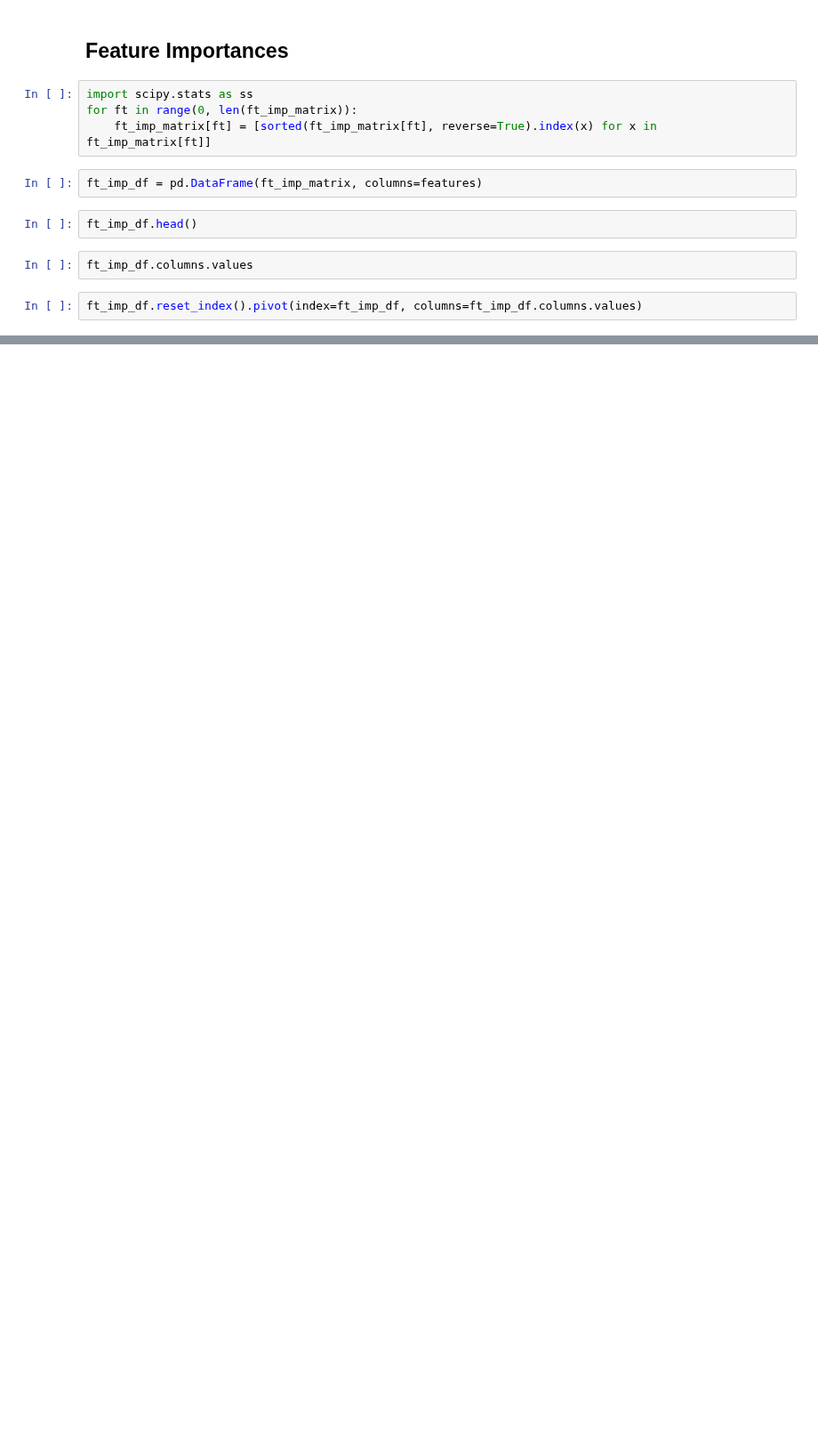
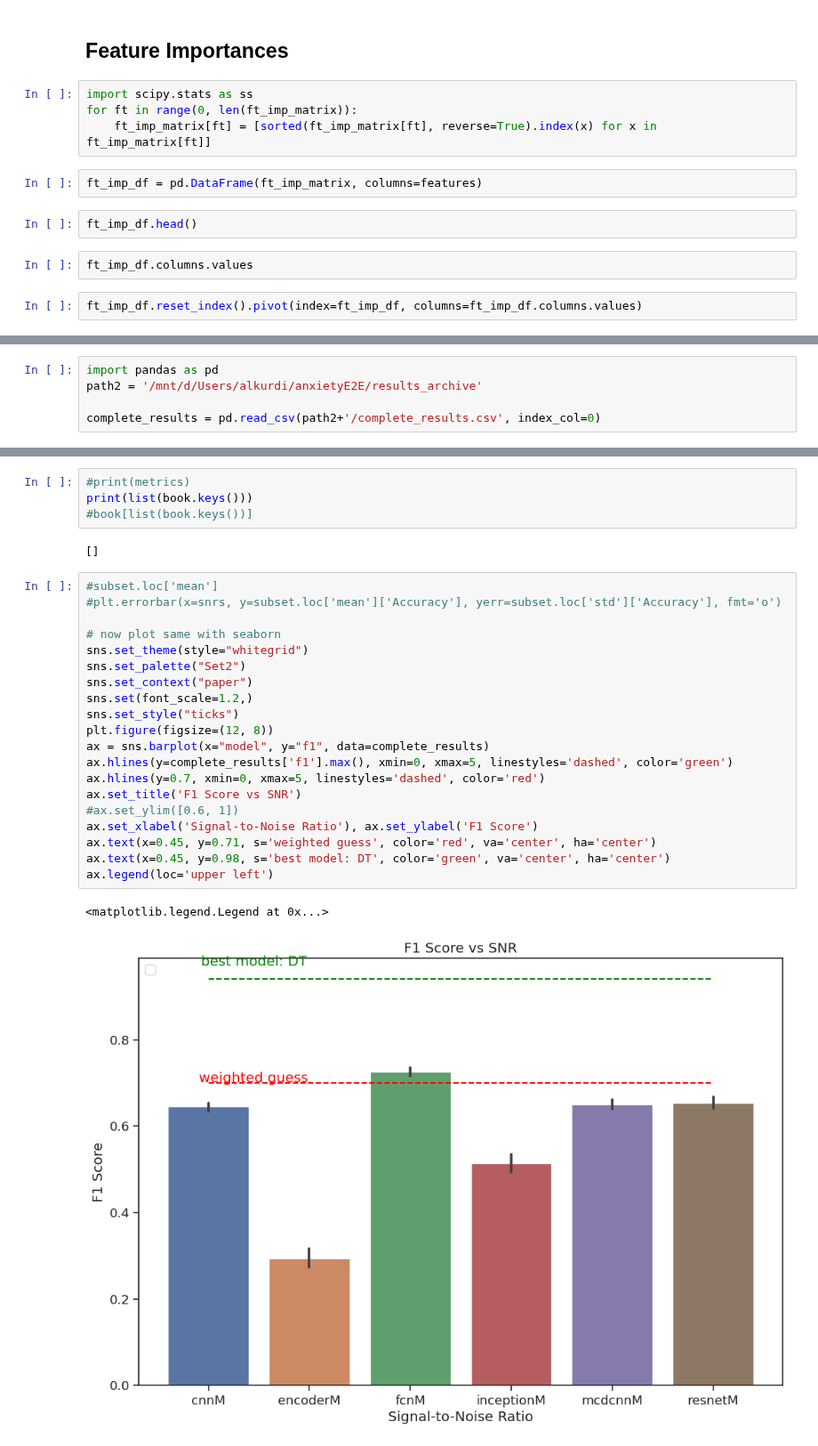
Before and after one commit to AbdulAlkurdi/anxietyFB, a Jupyter notebook: Study2.ipynb, the cells around one changed output, grey strips where cells are left out. Shown at 89% size. Drawn from its saved outputs; the diff is of its cells as text; blank space fills up the shorter version.

```diff
--- a/Study2.ipynb
+++ b/Study2.ipynb
@@ -1196,0 +940,5 @@ ft_imp_df.reset_index().pivot(index=ft_imp_df, columns=ft_imp_df.columns.values)
+# %%
+import pandas as pd
+path2 = '/mnt/d/Users/alkurdi/anxietyE2E/results_archive'
+
+complete_results = pd.read_csv(path2+'/complete_results.csv', index_col=0)
@@ -1196,0 +970,29 @@ ft_imp_df.reset_index().pivot(index=ft_imp_df, columns=ft_imp_df.columns.values)
+# %%
+#print(metrics)
+print(list(book.keys()))
+#book[list(book.keys())]
+# %% [output]
+[]
+# %%
+#subset.loc['mean']
+#plt.errorbar(x=snrs, y=subset.loc['mean']['Accuracy'], yerr=subset.loc['std']['Accuracy'], fmt='o')
+
+# now plot same with seaborn
+sns.set_theme(style="whitegrid")
+sns.set_palette("Set2")
+sns.set_context("paper")
+sns.set(font_scale=1.2,)
+sns.set_style("ticks")
+plt.figure(figsize=(12, 8))
+ax = sns.barplot(x="model", y="f1", data=complete_results)
+ax.hlines(y=complete_results['f1'].max(), xmin=0, xmax=5, linestyles='dashed', color='green')
+ax.hlines(y=0.7, xmin=0, xmax=5, linestyles='dashed', color='red')
+ax.set_title('F1 Score vs SNR')
+#ax.set_ylim([0.6, 1])
+ax.set_xlabel('Signal-to-Noise Ratio'), ax.set_ylabel('F1 Score')
+ax.text(x=0.45, y=0.71, s='weighted guess', color='red', va='center', ha='center')
+ax.text(x=0.45, y=0.98, s='best model: DT', color='green', va='center', ha='center')
+ax.legend(loc='upper left')
+# %% [output]
+<matplotlib.legend.Legend at 0x...>
+[figure, added]
```
Also changed, not shown: parts of 34 cells of this notebook, 5 other files.
